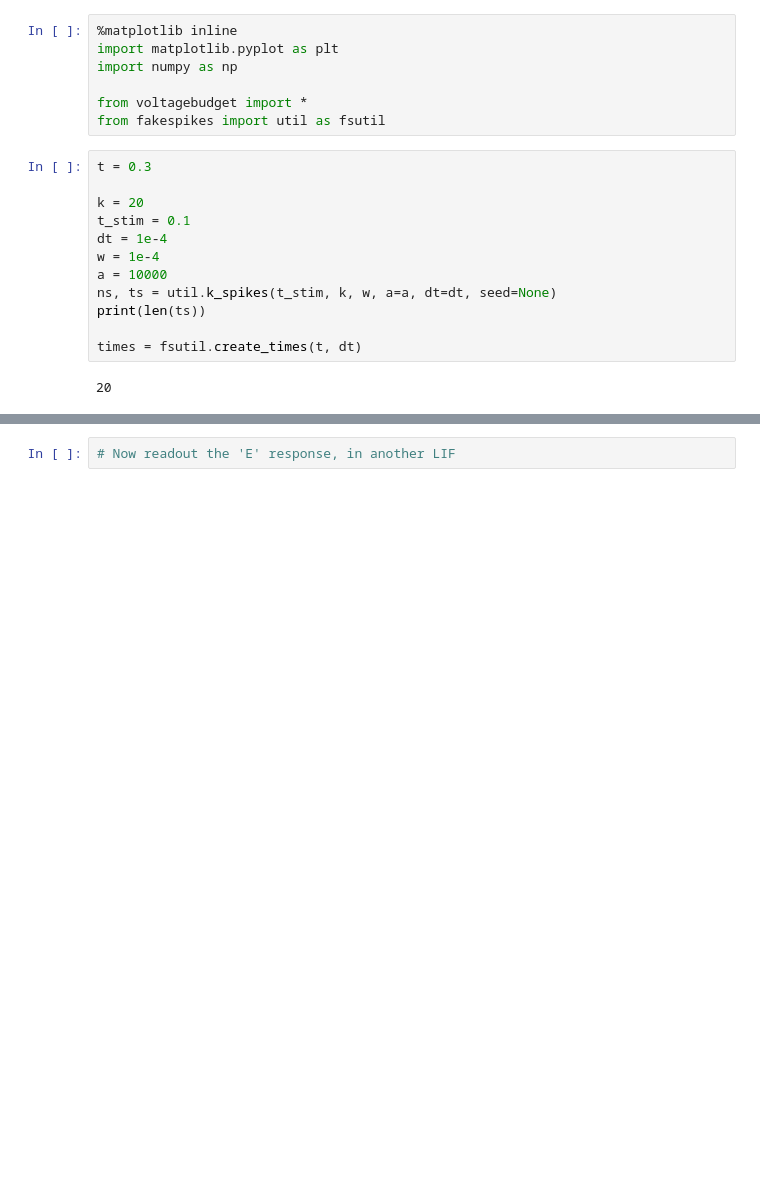
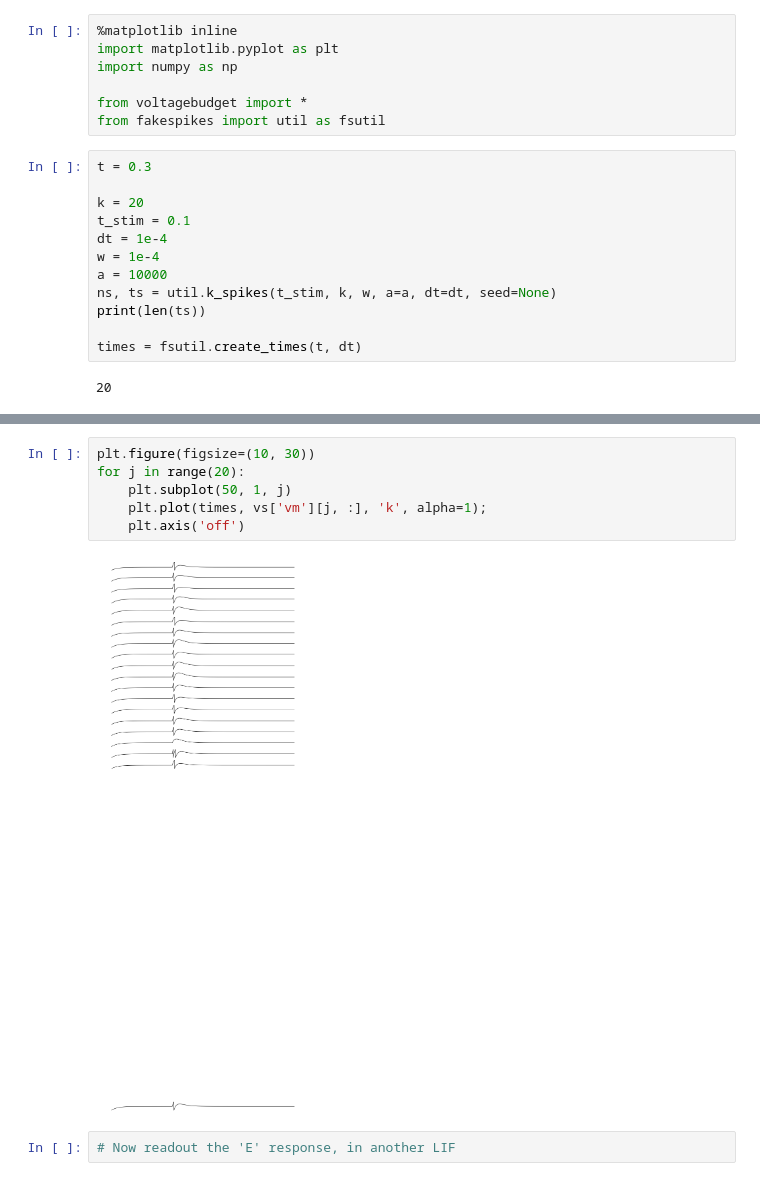
Before and after one commit to parenthetical-e/voltagebudget, a Jupyter notebook: ipynb/lif_testing.ipynb, the cells around one changed output, grey strips where cells are left out. Saved outputs shown, nothing was run; the diff lists cells and outputs as text; blank space fills up the shorter version.

```diff
--- a/ipynb/lif_testing.ipynb
+++ b/ipynb/lif_testing.ipynb
@@ -65,3 +68,11 @@ plt.axhline(0.0, color='k', alpha=0.5)
+# %%
+plt.figure(figsize=(10, 30))
+for j in range(20):
+    plt.subplot(50, 1, j)
+    plt.plot(times, vs['vm'][j, :], 'k', alpha=1);
+    plt.axis('off')
+# %% [output]
+[figure, added]
 # %%
 # Now readout the 'E' response, in another LIF
 # %%
```
Also changed, not shown: parts of 4 cells of this notebook, 1 other file.
